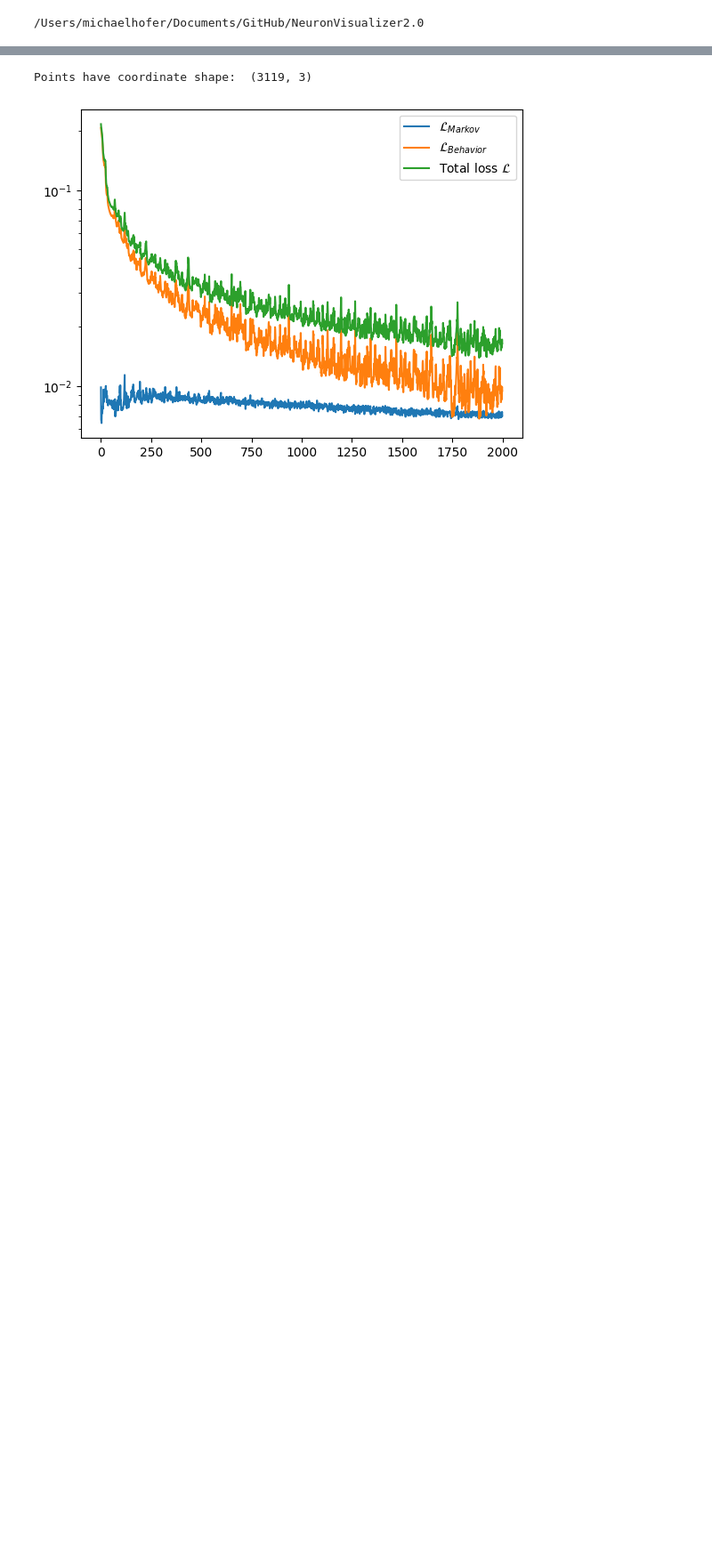
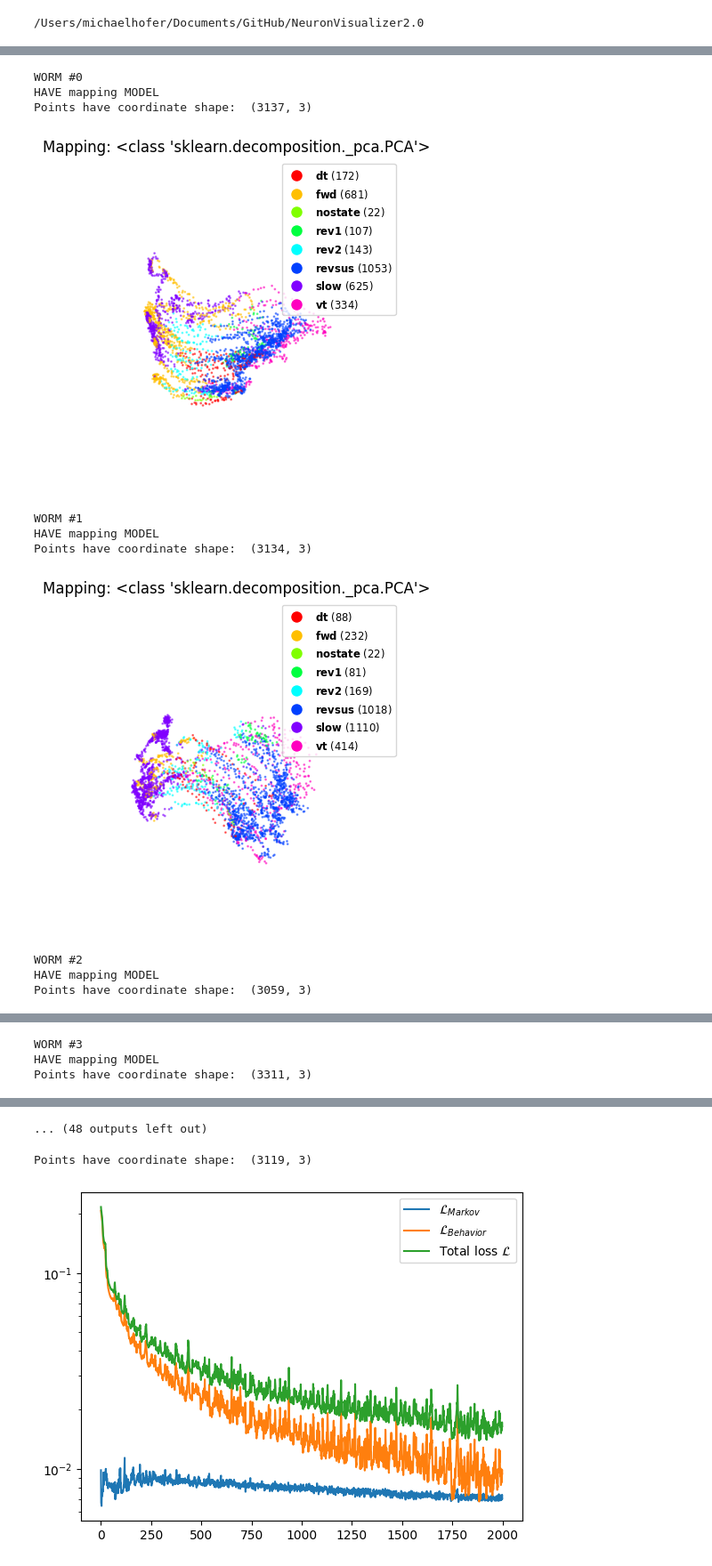
Before and after one commit to DriftKing1998/NC-MCM-Visualizer, a Jupyter notebook: notebooks/Testing.ipynb, the cells around one changed output, grey strips where cells are left out. Shown at 89% size. Drawn from its saved outputs; the diff is of its cells as text; code cells hidden in the pictures; blank space fills up the shorter version.

```diff
--- a/notebooks/Testing.ipynb
+++ b/notebooks/Testing.ipynb
@@ -29,0 +38,7 @@ True
+# %%
+data = WORMS[0]
+data.fit_model(LogisticRegression())
+data.cluster_BPT(nrep=5, max_clusters=5)
+Y = data.xc[:, 4, np.argmax(data.p_memoryless[4, :])]  # according to mr.markov himself
+X = data.neuron_traces.T
+#vs.make_movie(quivers=False)
@@ -29,0 +57,8 @@ True
+# %%
+Y = data.xc[:, 3, np.argmax(data.p_memoryless[3, :])]  # according to mr.markov himself
+model.build(input_shape=data.neuron_traces.T.shape)# Display the model summary
+model.compile(optimizer=tf.keras.optimizers.legacy.Adam(learning_rate=0.01), loss='mse')
+model.fit(X, Y, epochs=1000, batch_size=500, verbose=0)
+vs = WORMS[0].createVisualizer(model)
+%matplotlib notebook
+vs.plot_mapping()
@@ -29,0 +77,36 @@ True
+# %%
+
+# linear manifold embeddings
+# (i) PCA
+pca = PCA(n_components=3)
+# (ii) MDS
+mds = MDS(n_components=3, normalized_stress='auto')
+# non-linear manifold embeddings
+# (i) Isomap
+isomap = Isomap(n_components=3, n_neighbors=30)
+# (ii) LLE
+lle = LocallyLinearEmbedding(n_components=3, n_neighbors=30)
+# (iii) LEM
+lem = SpectralEmbedding(n_components=3, n_neighbors=30)
+# (iv) t-SNE
+tsne = TSNE(n_components=3)
+
+dim_reds = [pca, mds, isomap, lle, lem, tsne]
+# %%
+for d in dim_reds:
+	for i, worm in enumerate(WORMS):
+		print(f'WORM #{i}')
+		vs = worm.createVisualizer(d)
+		vs.plot_mapping(show_legend=True)
+# %% [output]
+WORM #0
+HAVE mapping MODEL
+Points have coordinate shape:  (3137, 3)
+[figure, added]
+WORM #1
+HAVE mapping MODEL
+Points have coordinate shape:  (3134, 3)
+[figure, added]
+WORM #2
+HAVE mapping MODEL
+Points have coordinate shape:  (3059, 3)
@@ -29,0 +114,3 @@ True
+WORM #3
+HAVE mapping MODEL
+Points have coordinate shape:  (3311, 3)
@@ -29,0 +126 @@ True
+... (48 outputs left out)
```
Also changed, not shown: parts of 7 cells of this notebook, 52 other files.
